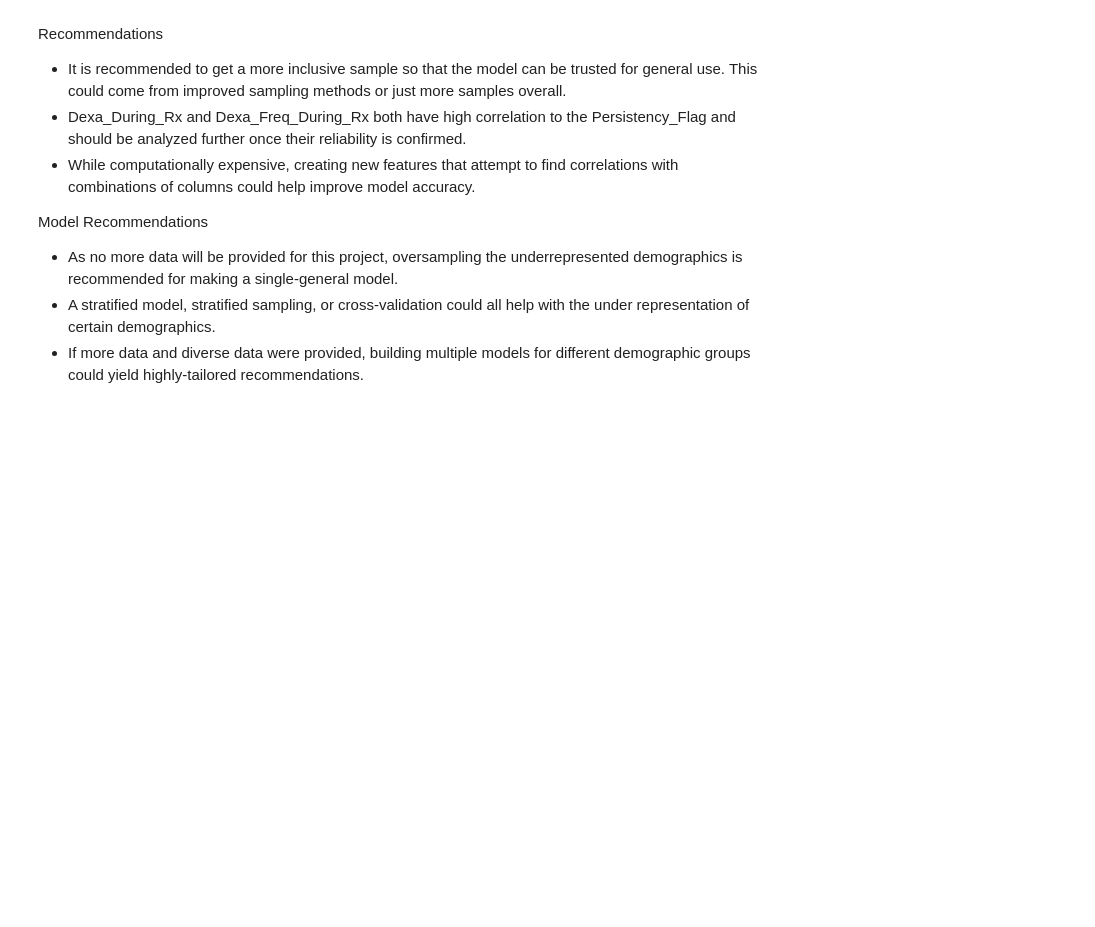
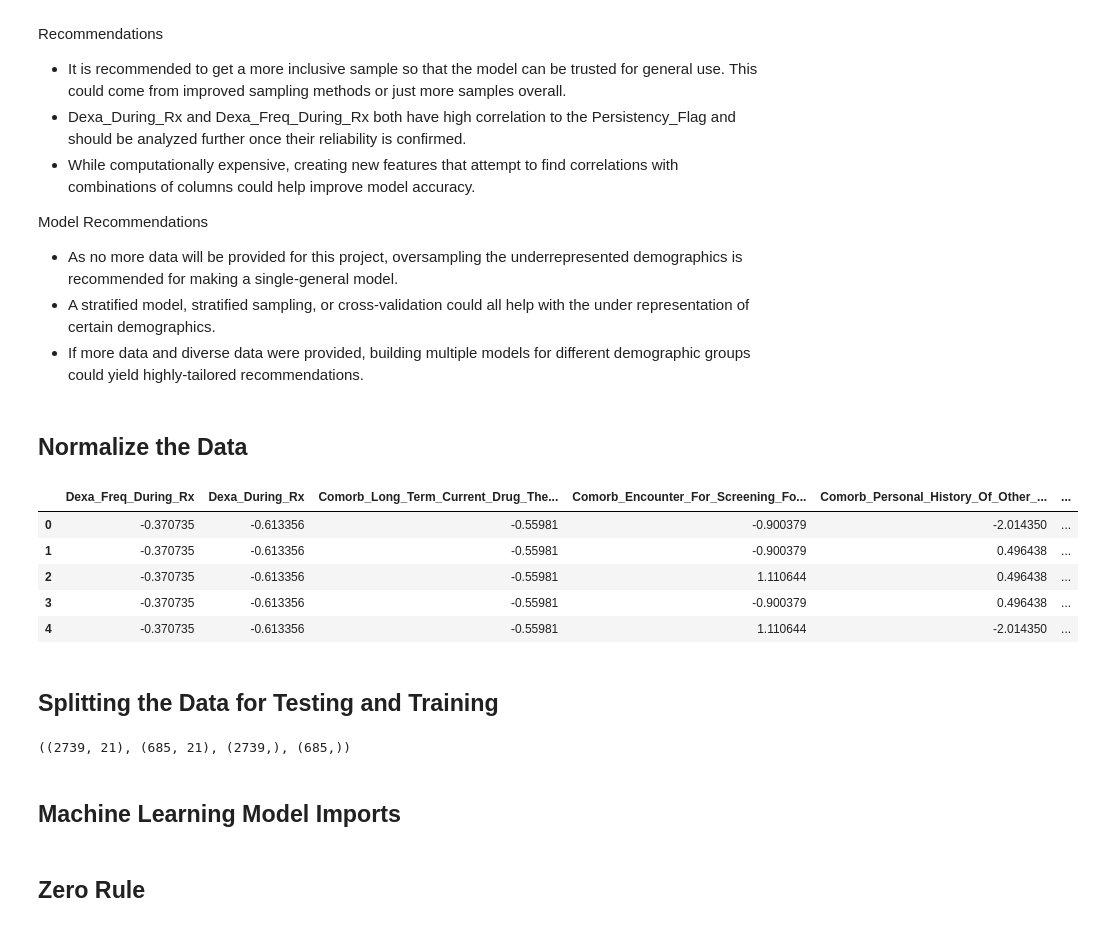
Before and after one commit to matthewiversen/data-glacier-internship, a Jupyter notebook: week-12/notebook.ipynb, the cells around one changed output. Drawn from its saved outputs; the diff is of its cells as text; code cells hidden in the pictures; blank space fills up the shorter version.

Commit message:
finished model compairisons

```diff
--- a/week-12/notebook.ipynb
+++ b/week-12/notebook.ipynb
@@ -441,3 +441,31 @@ Model Recommendations
  - As no more data will be provided for this project, oversampling the underrepresented demographics is recommended for making a single-general model.
  - A stratified model, stratified sampling, or cross-validation could all help with the under representation of certain demographics.
  - If more data and diverse data were provided, building multiple models for different demographic groups could yield highly-tailored recommendations.
+# %% [markdown]
+## Normalize the Data
+# %%
+df_normalized, scaler = data_preprocessing.normalize_data(X_filtered)
+
+df_normalized.head()
+# %% [output]
+|  | Dexa_Freq_During_Rx | Dexa_During_Rx | Comorb_Long_Term_Current_Drug_The... | Comorb_Encounter_For_Screening_Fo... | Comorb_Personal_History_Of_Other_... | ... |
+| 0 | -0.370735 | -0.613356 | -0.55981 | -0.900379 | -2.014350 | ... |
+| 1 | -0.370735 | -0.613356 | -0.55981 | -0.900379 | 0.496438 | ... |
+| 2 | -0.370735 | -0.613356 | -0.55981 | 1.110644 | 0.496438 | ... |
+| 3 | -0.370735 | -0.613356 | -0.55981 | -0.900379 | 0.496438 | ... |
+| 4 | -0.370735 | -0.613356 | -0.55981 | 1.110644 | -2.014350 | ... |
+# %% [markdown]
+## Splitting the Data for Testing and Training
+# %%
+from sklearn.model_selection import train_test_split
+
+# the 'stratify' evenly splits T/F for persistency into both train/test
+X_train, X_test, y_train, y_test = train_test_split(
+    X_filtered, y, test_size=0.2, stratify=y, random_state=42
+)
+
+X_train.shape, X_test.shape, y_train.shape, y_test.shape
+# %% [output]
+((2739, 21), (685, 21), (2739,), (685,))
+# %% [markdown]
+## Machine Learning Model Imports
@@ -443,0 +484,2 @@ Model Recommendations
+# %% [markdown]
+## Zero Rule
```
Also changed, not shown: parts of 28 cells of this notebook, 1 other file.
